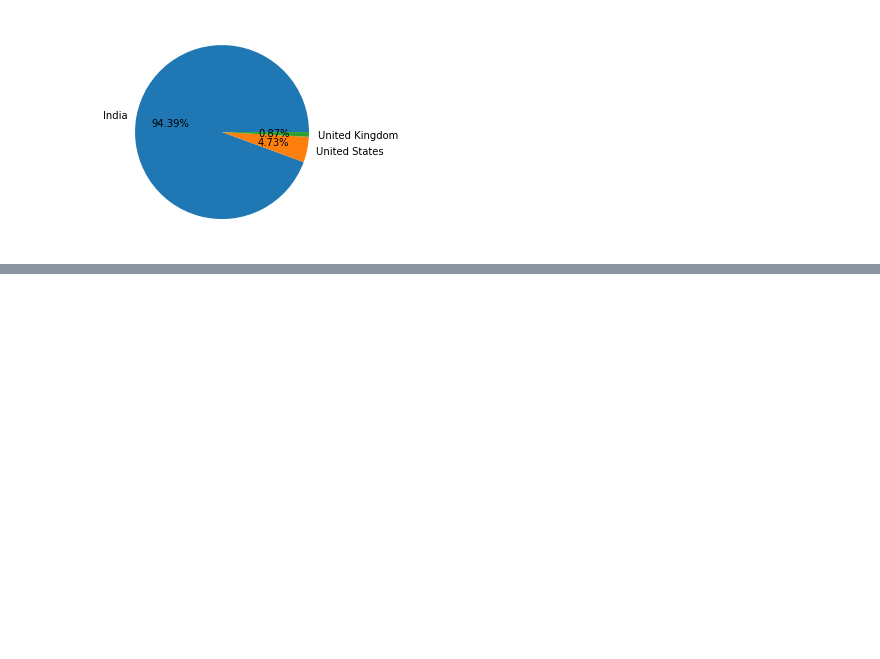
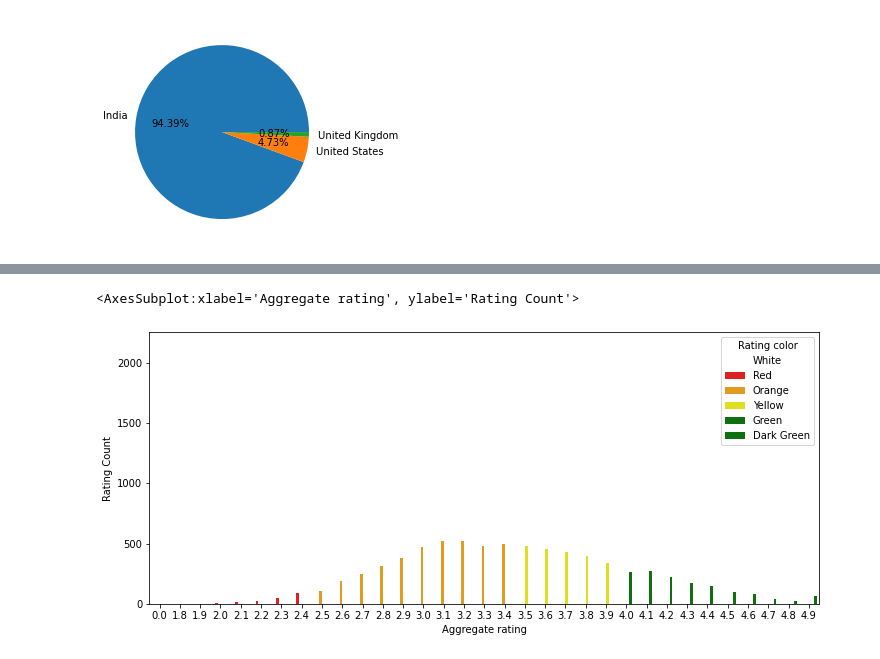
Before and after one commit to lokeshwarlakhi/Enhance-EDA, a Jupyter notebook: zomato_dataset.ipynb, the cells around one changed output, grey strips where cells are left out. Saved outputs shown, nothing was run; the diff lists cells and outputs as text; code cells hidden in the pictures; blank space fills up the shorter version.

```diff
--- a/zomato_dataset.ipynb
+++ b/zomato_dataset.ipynb
@@ -168,0 +197,6 @@ plt.pie(country_values[:3],labels = country_names[:3],autopct = '%1.2f%%');
+# %%
+plt.figure(figsize=(12, 5))
+sns.barplot(x = 'Aggregate rating',y='Rating Count',hue='Rating color',data = Ratings,palette = ['white','red','orange','yellow','green','green'])
+# %% [output]
+<AxesSubplot:xlabel='Aggregate rating', ylabel='Rating Count'>
+[figure, added]
```
Also changed, not shown: parts of 15 cells of this notebook, 12 other files.
